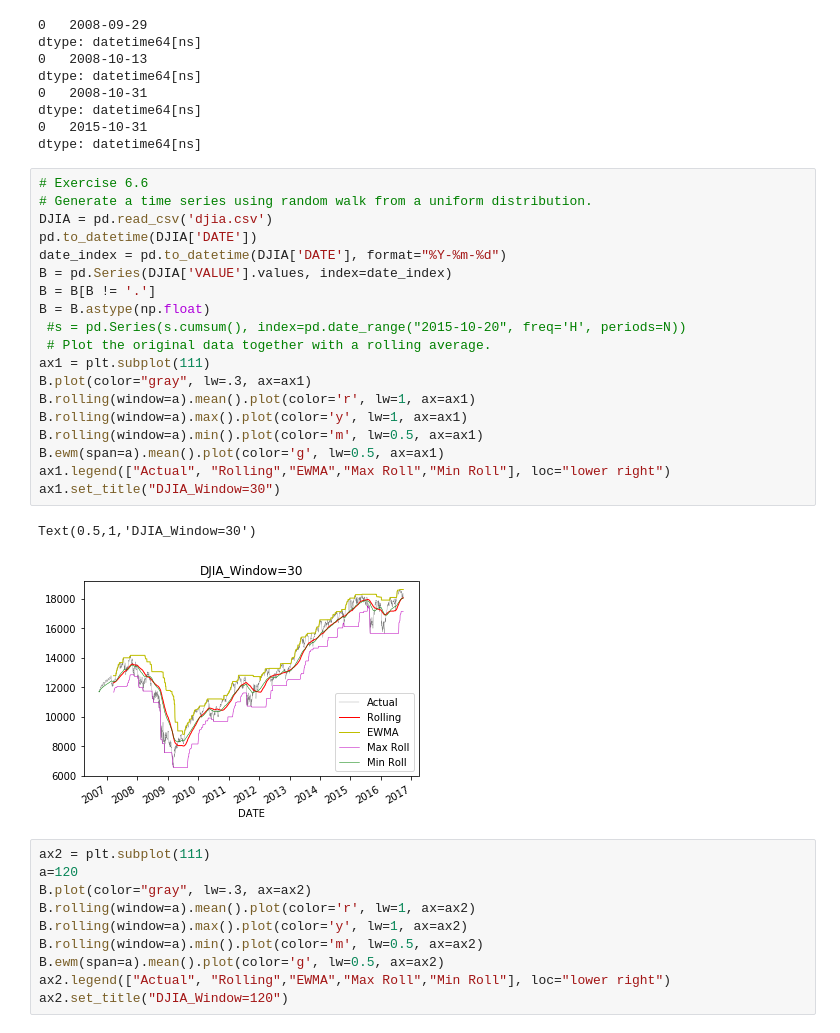
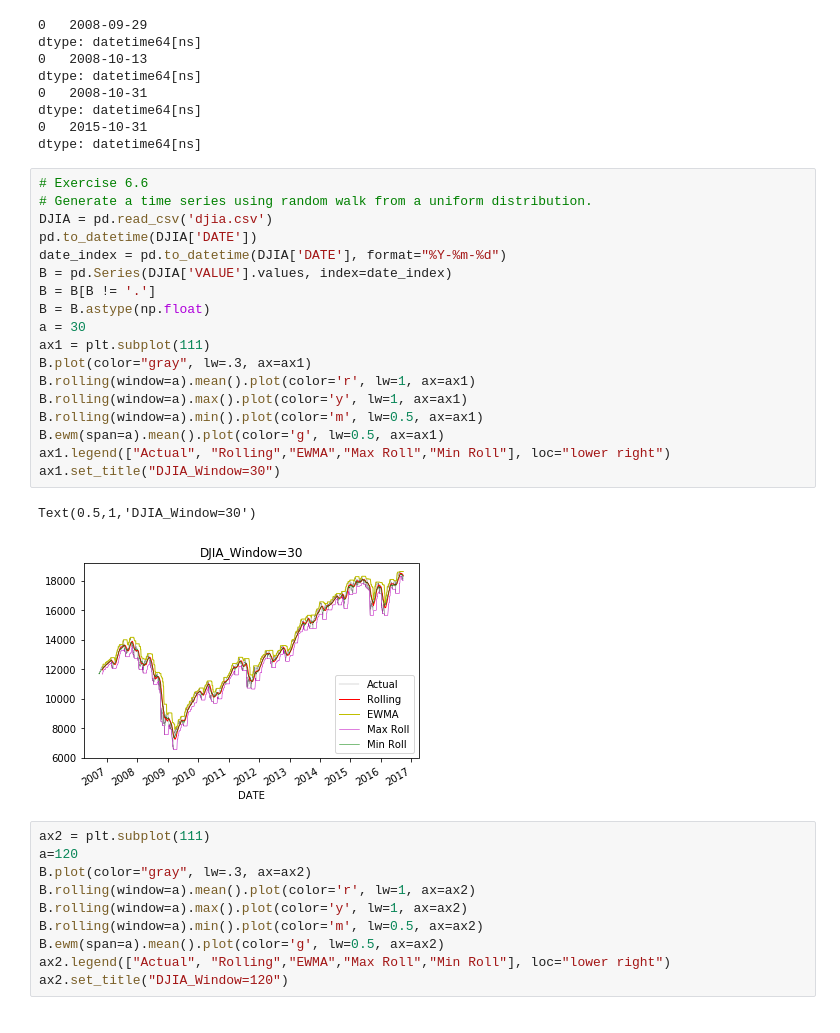
Before and after one commit to OpenSourceEcon/BootCamp2018, a Jupyter notebook: ProbSets/Comp/ProbSet2/ProbSet2.ipynb, the cells around one changed output. Cells and saved outputs as stored; diff of their text form.

```diff
--- a/ProbSets/Comp/ProbSet2/ProbSet2.ipynb
+++ b/ProbSets/Comp/ProbSet2/ProbSet2.ipynb
@@ -716,25 +716,24 @@ dtype: datetime64[ns]
 # %%
 # Exercise 6.6
 # Generate a time series using random walk from a uniform distribution.
 DJIA = pd.read_csv('djia.csv')
 pd.to_datetime(DJIA['DATE'])
 date_index = pd.to_datetime(DJIA['DATE'], format="%Y-%m-%d")
 B = pd.Series(DJIA['VALUE'].values, index=date_index)
 B = B[B != '.']
 B = B.astype(np.float)
- #s = pd.Series(s.cumsum(), index=pd.date_range("2015-10-20", freq='H', periods=N))
- # Plot the original data together with a rolling average.
+a = 30
 ax1 = plt.subplot(111)
 B.plot(color="gray", lw=.3, ax=ax1)
 B.rolling(window=a).mean().plot(color='r', lw=1, ax=ax1)
 B.rolling(window=a).max().plot(color='y', lw=1, ax=ax1)
 B.rolling(window=a).min().plot(color='m', lw=0.5, ax=ax1)
 B.ewm(span=a).mean().plot(color='g', lw=0.5, ax=ax1)
 ax1.legend(["Actual", "Rolling","EWMA","Max Roll","Min Roll"], loc="lower right")
 ax1.set_title("DJIA_Window=30")
 # %% [output]
 Text(0.5,1,'DJIA_Window=30')
-[figure, old version]
+[figure, new version]
 # %%
 ax2 = plt.subplot(111)
 a=120
```
Also changed, not shown: parts of 7 cells of this notebook, 9 other files.
